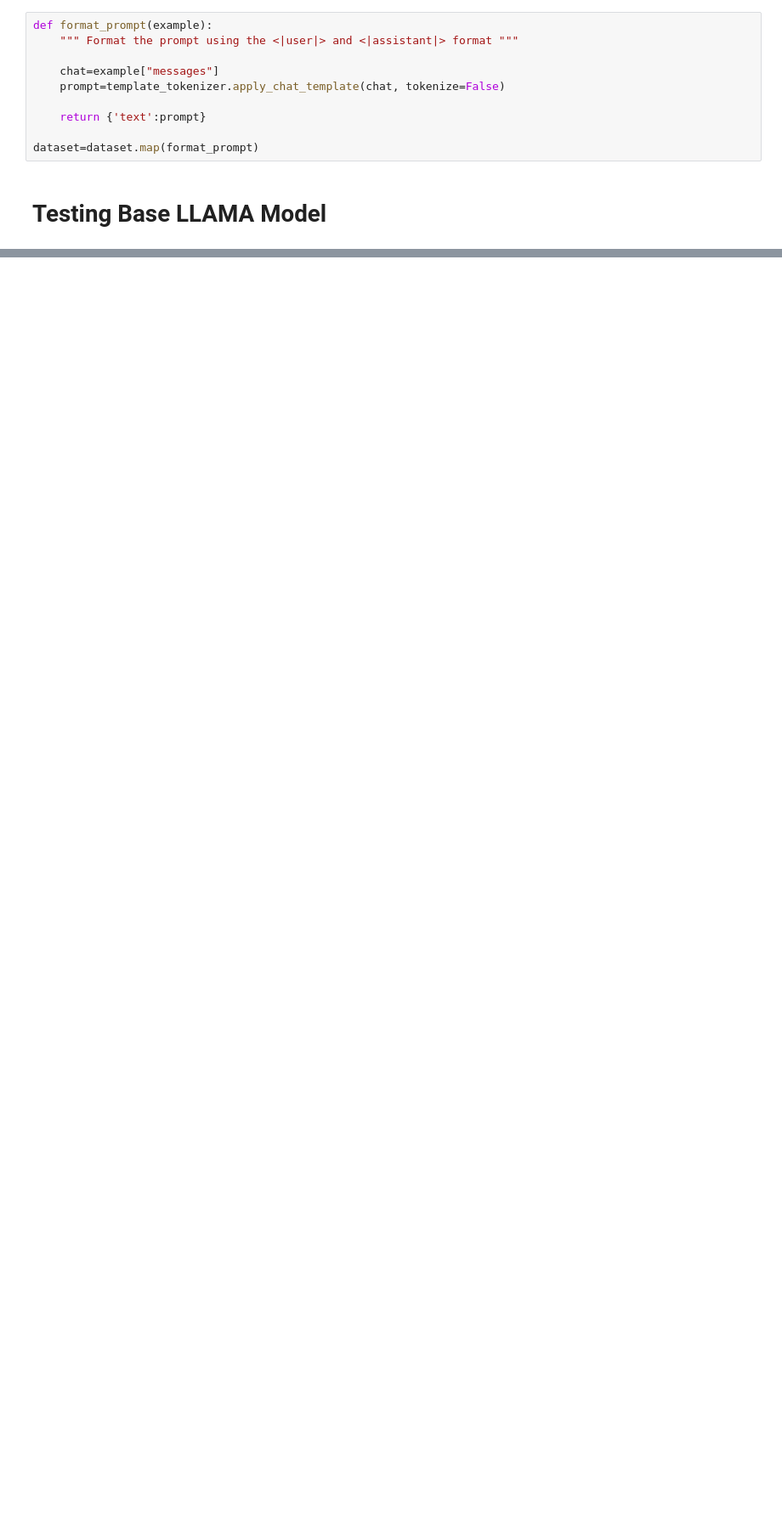
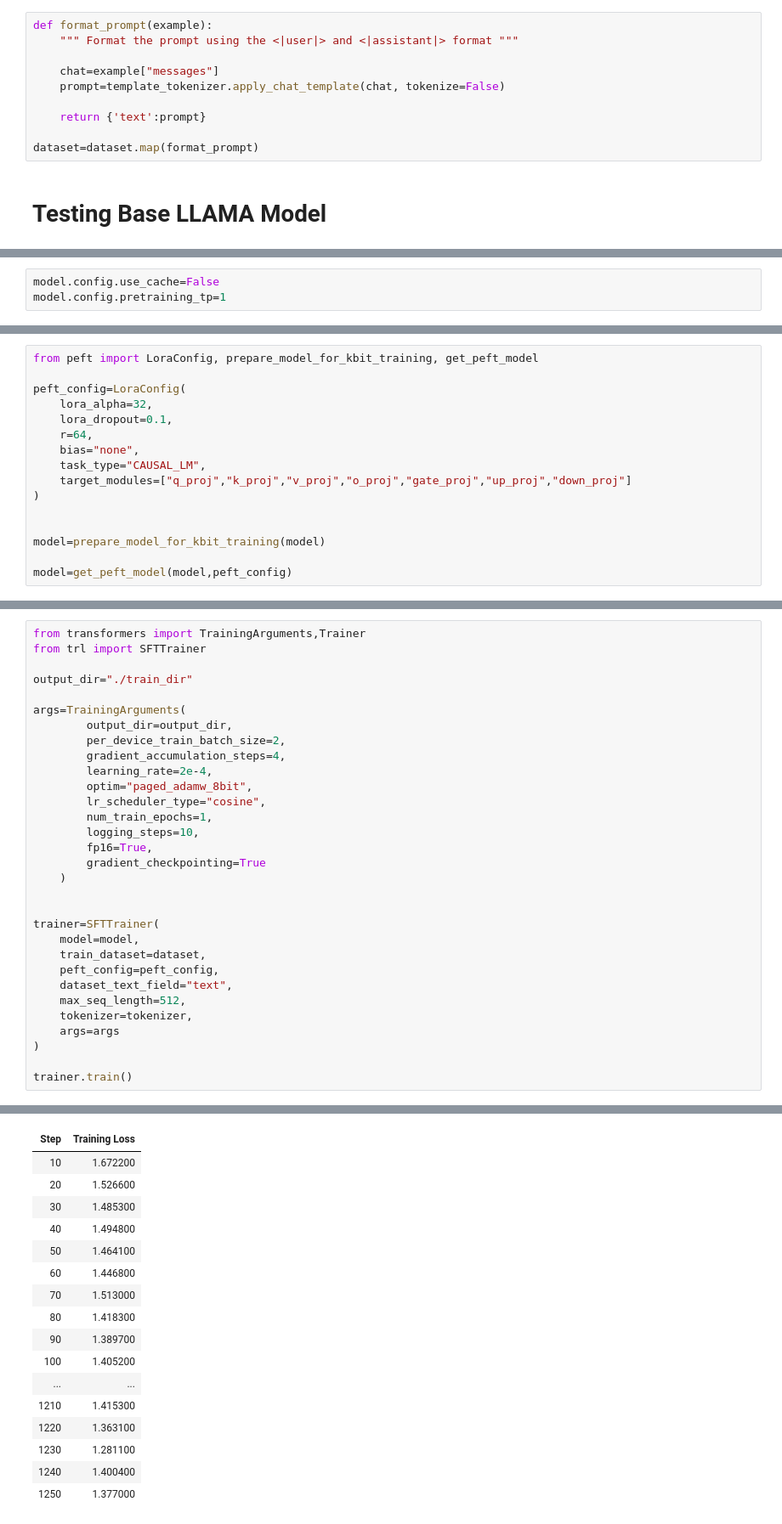
Before and after one commit to aaron-v19/practice, a Jupyter notebook: Fine_Tuning_LLM_Llama.ipynb, the cells around one changed output, grey strips where cells are left out. Shown at 85% size. Drawn from its saved outputs; the diff is of its cells as text; blank space fills up the shorter version.

```diff
--- a/Fine_Tuning_LLM_Llama.ipynb
+++ b/Fine_Tuning_LLM_Llama.ipynb
@@ -95,0 +118,3 @@ KeyboardInterrupt:
+# %%
+model.config.use_cache=False
+model.config.pretraining_tp=1
@@ -95,0 +143,16 @@ KeyboardInterrupt:
+# %%
+from peft import LoraConfig, prepare_model_for_kbit_training, get_peft_model
+
+peft_config=LoraConfig(
+    lora_alpha=32,
+    lora_dropout=0.1,
+    r=64,
+    bias="none",
+    task_type="CAUSAL_LM",
+    target_modules=["q_proj","k_proj","v_proj","o_proj","gate_proj","up_proj","down_proj"]
+)
+
+
+model=prepare_model_for_kbit_training(model)
+
+model=get_peft_model(model,peft_config)
@@ -95,0 +181,32 @@ KeyboardInterrupt:
+# %%
+from transformers import TrainingArguments,Trainer
+from trl import SFTTrainer
+
+output_dir="./train_dir"
+
+args=TrainingArguments(
+        output_dir=output_dir,
+        per_device_train_batch_size=2,
+        gradient_accumulation_steps=4,
+        learning_rate=2e-4,
+        optim="paged_adamw_8bit",
+        lr_scheduler_type="cosine",
+        num_train_epochs=1,
+        logging_steps=10,
+        fp16=True,
+        gradient_checkpointing=True
+    )
+
+
+trainer=SFTTrainer(
+    model=model,
+    train_dataset=dataset,
+    peft_config=peft_config,
+    dataset_text_field="text",
+    max_seq_length=512,
+    tokenizer=tokenizer,
+    args=args
+)
+
+trainer.train()
+# %% [output]
@@ -95,0 +216,17 @@ KeyboardInterrupt:
+| Step | Training Loss |
+| 10 | 1.672200 |
+| 20 | 1.526600 |
+| 30 | 1.485300 |
+| 40 | 1.494800 |
+| 50 | 1.464100 |
+| 60 | 1.446800 |
+| 70 | 1.513000 |
+| 80 | 1.418300 |
+| 90 | 1.389700 |
+| 100 | 1.405200 |
+| ... | ... |
+| 1210 | 1.415300 |
+| 1220 | 1.363100 |
+| 1230 | 1.281100 |
+| 1240 | 1.400400 |
+| 1250 | 1.377000 |
```
Also changed, not shown: parts of 21 cells of this notebook.
